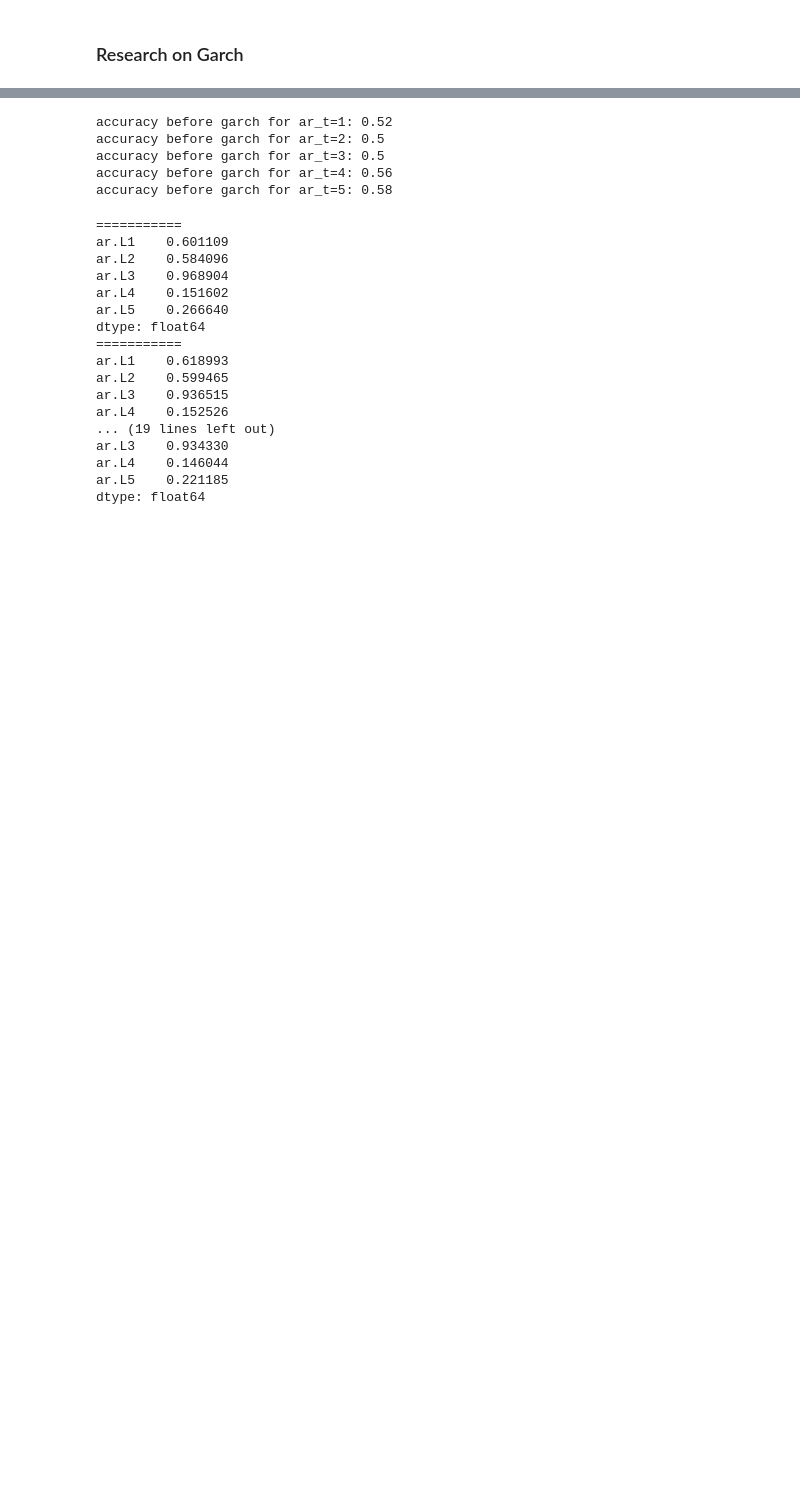
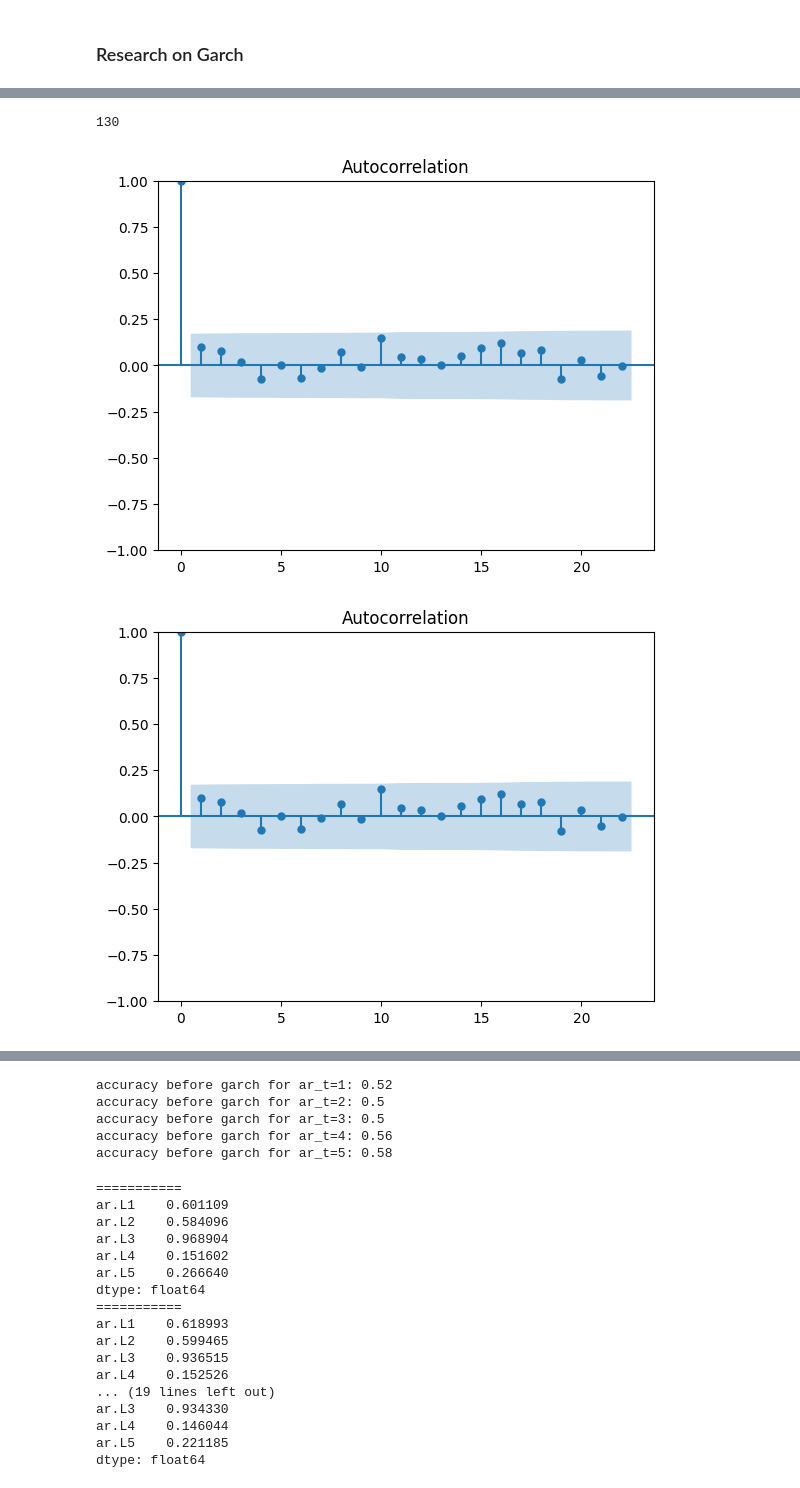
Before and after one commit to tsungyou/TS, a Jupyter notebook: ARIMA_GARCH_research.ipynb, the cells around one changed output, grey strips where cells are left out. Saved outputs shown, nothing was run; the diff lists cells and outputs as text; code cells hidden in the pictures; blank space fills up the shorter version.

```diff
--- a/ARIMA_GARCH_research.ipynb
+++ b/ARIMA_GARCH_research.ipynb
@@ -35,0 +34,3 @@ pct_change = close.pct_change(fill_method=None).dropna(how='all', axis=0)
+# %%
+df_w = df.resample("W-FRI").sum().to_parquet("open_w_fri.paruqet")
+df_w.head(5)
@@ -35,0 +46,12 @@ pct_change = close.pct_change(fill_method=None).dropna(how='all', axis=0)
+# %%
+# a = plot_acf(pct) 2, all time
+ticker = '0050'
+train_pct = df_w[[ticker]]
+log_pct = np.log(1 + train_pct)
+print(len(train_pct))
+_ = plot_acf(train_pct)
+_ = plot_acf(log_pct)
+# %% [output]
+130
+[figure, added]
+[figure, added]
```
Also changed, not shown: parts of 30 cells of this notebook, 19 other files.
